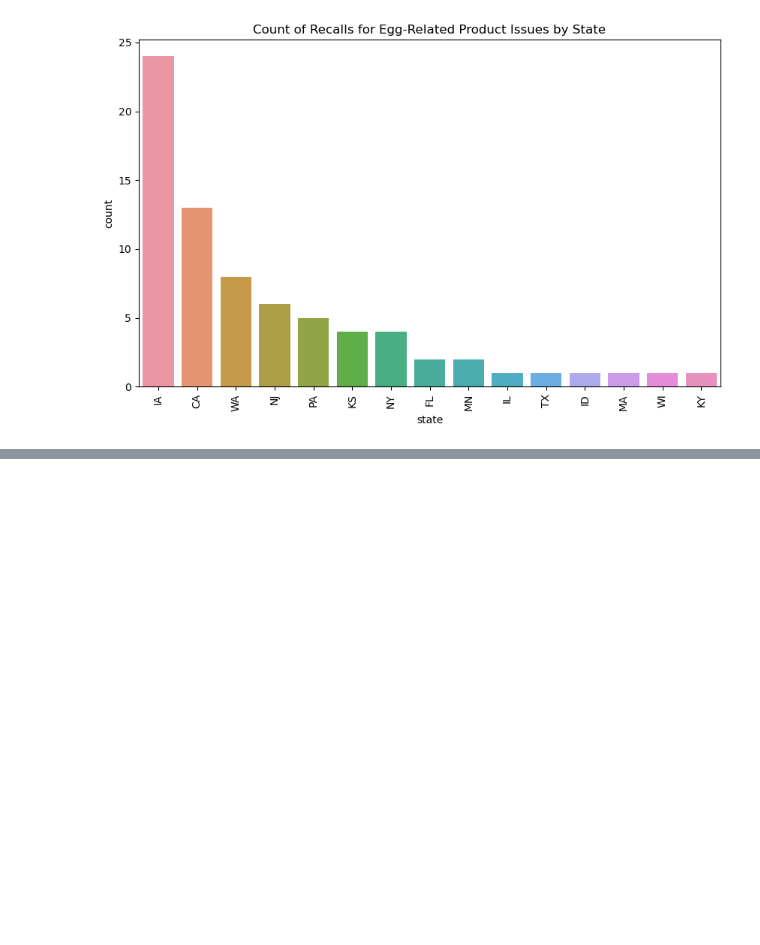
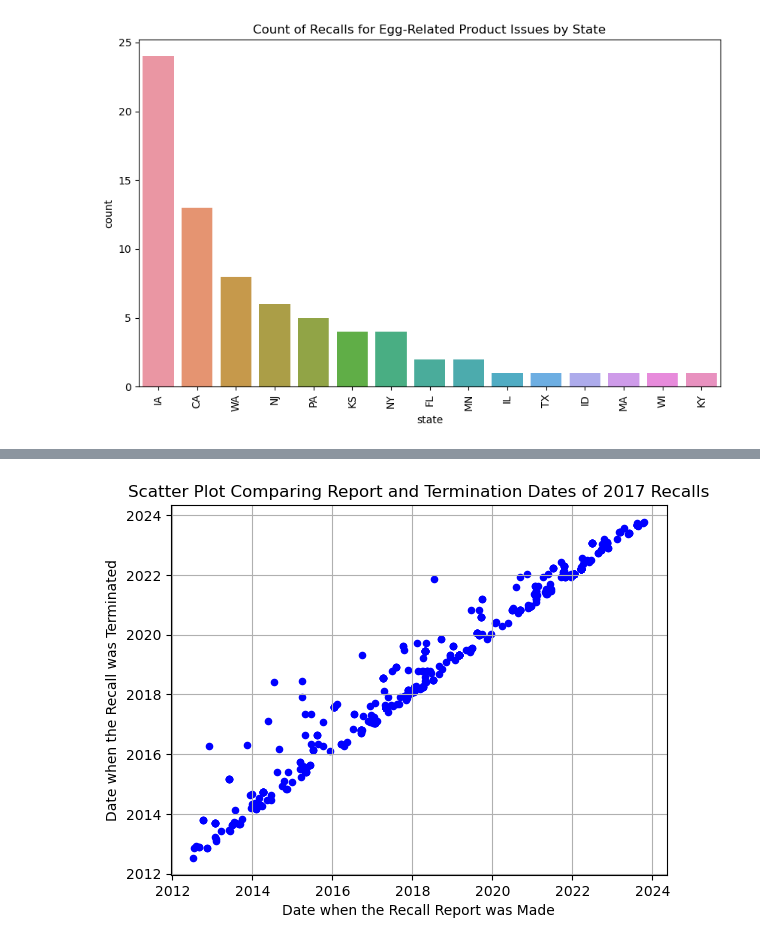
Before and after one commit to huntercroxall/s386Fall2023-project, a Jupyter notebook: Data_EDA_1.ipynb, the cells around one changed output, grey strips where cells are left out. Cells and saved outputs as stored; diff of their text form; code cells hidden in the pictures; blank space fills up the shorter version.

```diff
--- a/Data_EDA_1.ipynb
+++ b/Data_EDA_1.ipynb
@@ -181,0 +203,2 @@ Text(0.5, 1.0, 'Count of Recalls for Egg-Related Product Issues by State')
+# %%
+df['datetime_termination_date'] = pd.to_datetime(df['termination_date'])
@@ -181,0 +211,13 @@ Text(0.5, 1.0, 'Count of Recalls for Egg-Related Product Issues by State')
+# %%
+ax = df.plot(kind='scatter', x='datetime_report_date', y='datetime_termination_date', marker='o', color='blue')
+
+ax.grid(True)
+# Customize the plot
+plt.title('Scatter Plot Comparing Report and Termination Dates of 2017 Recalls')
+plt.xlabel('Date when the Recall Report was Made')
+plt.ylabel('Date when the Recall was Terminated')
+
+# Show the plot
+plt.show()
+# %% [output]
+[figure, added]
```
Also changed, not shown: parts of 6 cells of this notebook.
